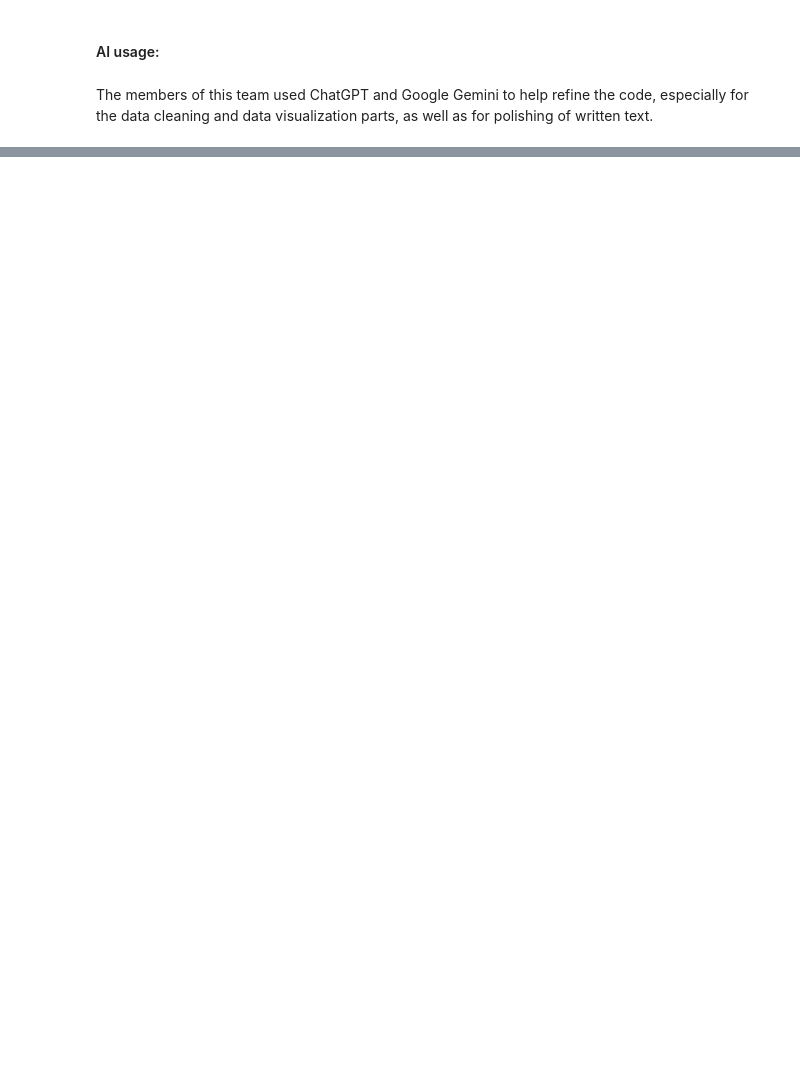
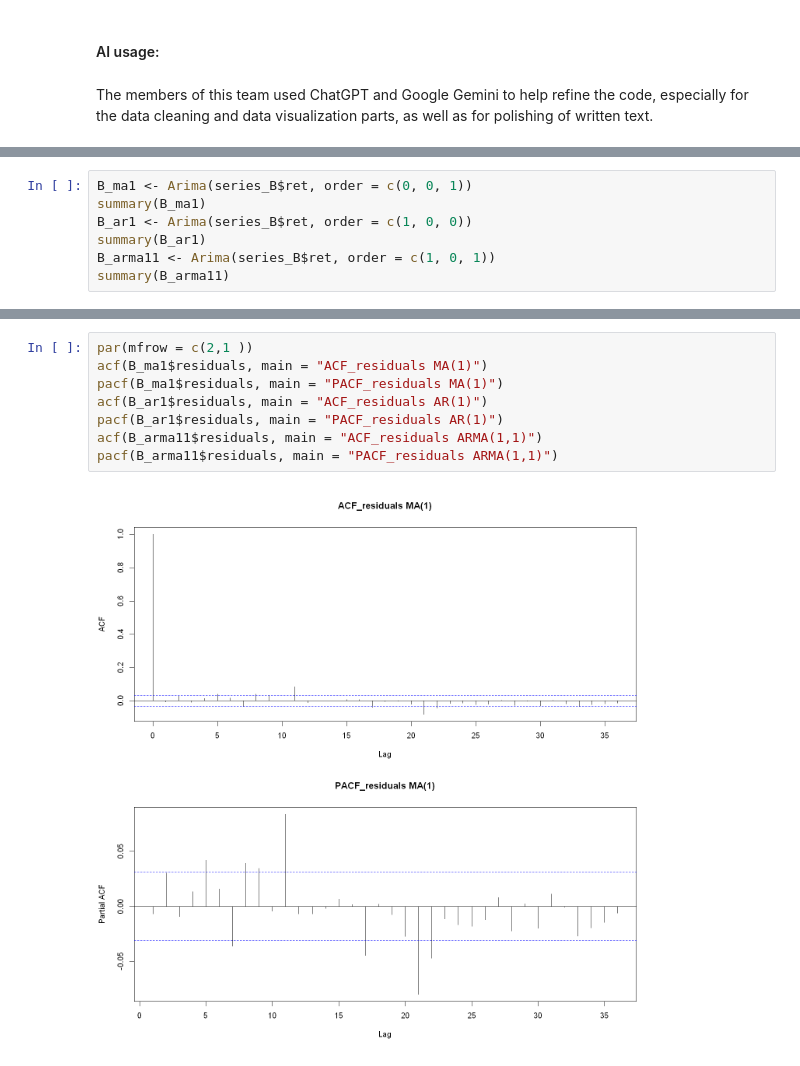
Before and after one commit to ahojdobryden/FiCox, a Jupyter notebook: HA2/HW2.ipynb, the cells around one changed output, grey strips where cells are left out. Saved outputs shown, nothing was run; the diff lists cells and outputs as text; blank space fills up the shorter version.

```diff
--- a/HA2/HW2.ipynb
+++ b/HA2/HW2.ipynb
@@ -191,0 +408,7 @@ The members of this team used ChatGPT and Google Gemini to help refine the code,
+# %%
+B_ma1 <- Arima(series_B$ret, order = c(0, 0, 1))
+summary(B_ma1)
+B_ar1 <- Arima(series_B$ret, order = c(1, 0, 0))
+summary(B_ar1)
+B_arma11 <- Arima(series_B$ret, order = c(1, 0, 1))
+summary(B_arma11)
@@ -191,0 +464,10 @@ The members of this team used ChatGPT and Google Gemini to help refine the code,
+# %%
+par(mfrow = c(2,1 ))
+acf(B_ma1$residuals, main = "ACF_residuals MA(1)")
+pacf(B_ma1$residuals, main = "PACF_residuals MA(1)")
+acf(B_ar1$residuals, main = "ACF_residuals AR(1)")
+pacf(B_ar1$residuals, main = "PACF_residuals AR(1)")
+acf(B_arma11$residuals, main = "ACF_residuals ARMA(1,1)")
+pacf(B_arma11$residuals, main = "PACF_residuals ARMA(1,1)")
+# %% [output]
+[figure, added]
```
Also changed, not shown: parts of 21 cells of this notebook.
